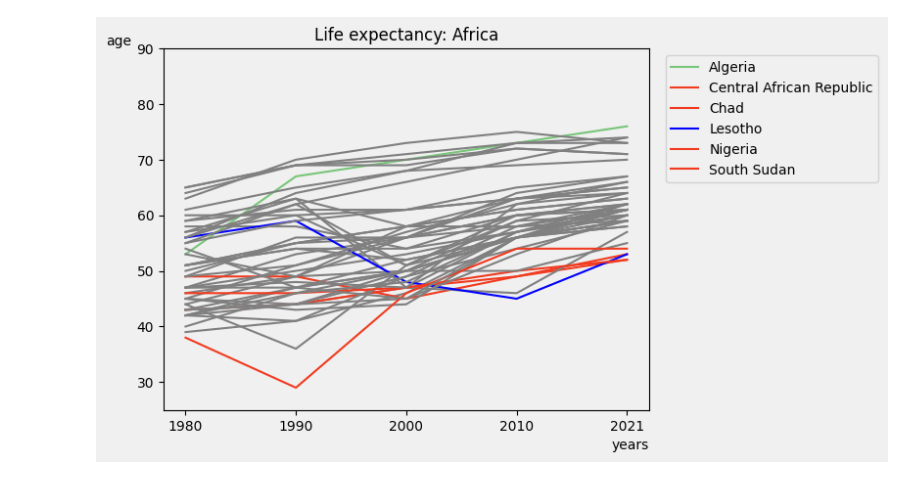
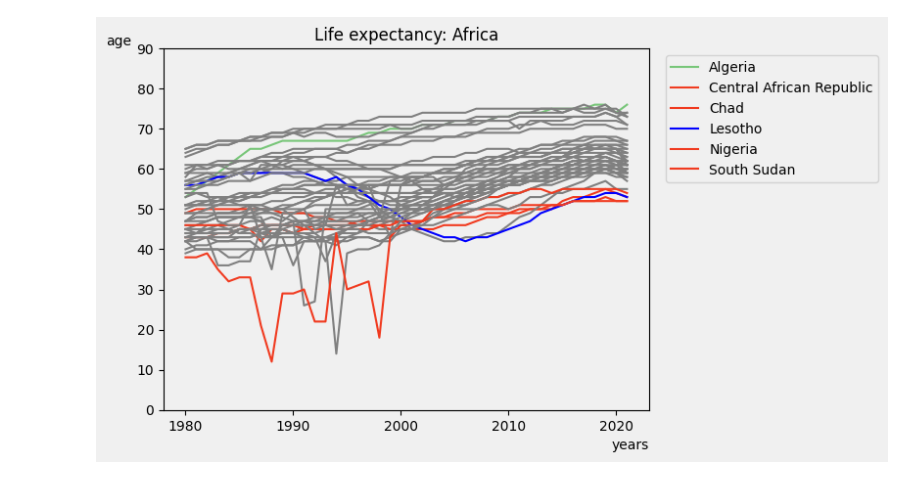
Before and after one commit to snohm/VS, a Jupyter notebook: Sorgenti/AfricaLifeExp.ipynb, the cells around one changed output. Saved outputs shown, nothing was run; the diff lists cells and outputs as text; code cells hidden in the pictures.

```diff
--- a/Sorgenti/AfricaLifeExp.ipynb
+++ b/Sorgenti/AfricaLifeExp.ipynb
@@ -1,5 +1,6 @@
 # %%
 import matplotlib.pyplot as plt
+from GiraVettori import rotate
 
 f = open("/workspace/VS/DataSet/StatesOfAfrica", "r")
 line = f.readline()
@@ -9,45 +10,44 @@ while line != "":
     line = f.readline()
 f.close()
 
 
 f = open("/workspace/VS/DataSet/LifeExpGrosso.csv", "r")
-years = ["1980", "1990", "2000", "2010", "2021"]
-val = [0, 0, 0, 0, 0]
-i = 4
+years = []
+for i in range (1980, 2022, 1):
+    years.append(i)
+val = []
 label = ""
 line = f.readline()
 elments = line.split(",")
 graphColor = "#f0f0f0"
 plt.figure(facecolor = graphColor)
 plt.axes(facecolor = graphColor)
 while line != "":
-    if elments[0] in africa:
-        for j in range (0, 152, 1):
-            if elments[1] == "1980" or elments[1] == "1990" or elments[1] == "2000" or elments[1] == "2010" or elments[1] == "2021" :
-                val[i] = int(float(elments[3]))
-                i = i - 1
+    if elments[0] in africa and elments[1] == "2021":
+        for j in range (0, 42, 1):
+            val.append(int(float(elments[3])))
             label = elments[0]
             line = f.readline()
             elments = line.split(",")
-        if val[0] > val[4]:
+        val = rotate(val)
+        if val[0] > val[41]:
             plt.plot(years, val, label = label, color = 'blue')
-        elif val[4] < 55:
+        elif val[41] < 55:
             plt.plot(years, val, label = label, color = '#f03b20')
-        elif val[4] > 75:
+        elif val[41] > 75:
            plt.plot(years, val, label = label, color = '#78c679')
         else:
             plt.plot(years, val, color = 'gray')
-        val = [0, 0, 0, 0, 0]
-        i = 4
+        val = []
     else:
         line = f.readline()
         elments = line.split(",")
 f.close()
 plt.legend(ncol = 1, bbox_to_anchor=(1.02, 1), loc='upper left', facecolor = graphColor)
 plt.title("Life expectancy: Africa")
 plt.xlabel("years", loc='right')
 plt.ylabel("age", rotation='horizontal', loc = 'top')
-plt.ylim(25, 90)
+plt.ylim(0, 90)
 plt.show()
 # %% [output]
-[figure, old version]
+[figure, new version]
```
